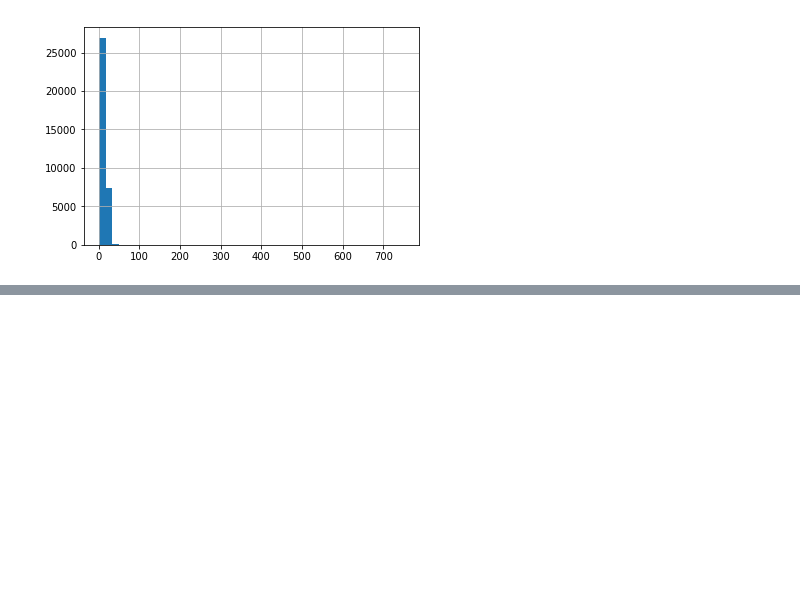
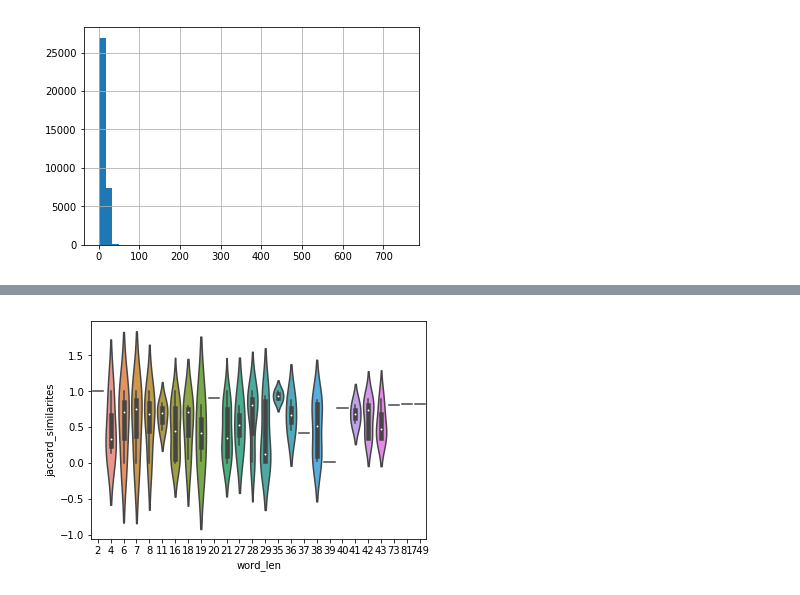
Before and after one commit to RavicharanN/Rally-Log-data-Analysis, a Jupyter notebook: Summer project Notebooks/Violin Seaborn plot.ipynb, the cells around one changed output, grey strips where cells are left out. Cells and saved outputs as stored; diff of their text form; code cells hidden in the pictures; blank space fills up the shorter version.

```diff
--- a/Summer project Notebooks/Violin Seaborn plot.ipynb
+++ b/Summer project Notebooks/Violin Seaborn plot.ipynb
@@ -65,0 +68,5 @@ ax = sns.violinplot(x="word_len", y="jaccard_similarites", data=seaborn_data ,sc
+# %%
+ax = sns.violinplot(x="word_len", y="jaccard_similarites", data=seaborn_data, scale="width", figsize=(111,222))
+plt.show()
+# %% [output]
+[figure, added]
```
Also changed, not shown: parts of 3 cells of this notebook.
